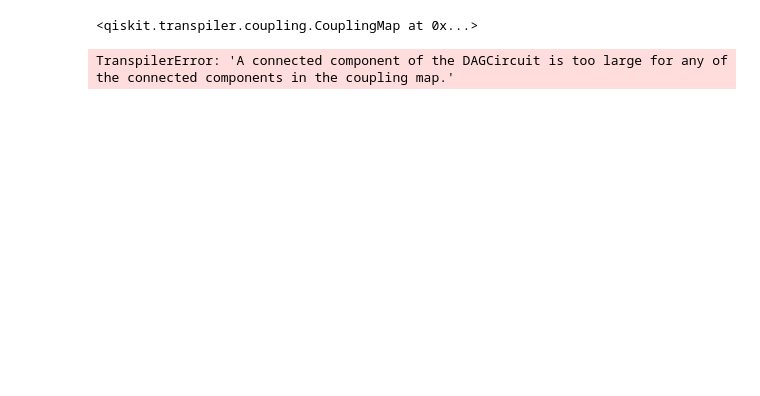
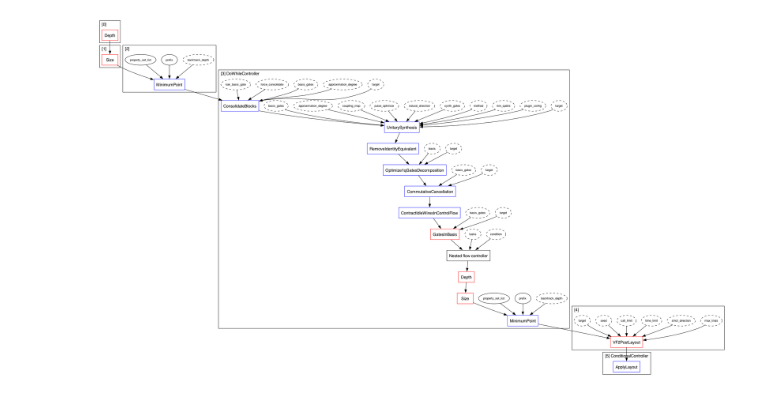
Before and after one commit to congfeng4/QuantumCompiler, a Jupyter notebook: baselines.ipynb, the cells around one changed output. Saved outputs shown, nothing was run; the diff lists cells and outputs as text; code cells hidden in the pictures; blank space fills up the shorter version.

```diff
--- a/baselines.ipynb
+++ b/baselines.ipynb
@@ -7,4 +0,0 @@ coupling_map, name = generate_graph_for_num_qubits('star', 4)
-# %%
-coupling_map
-# %% [output]
-<qiskit.transpiler.coupling.CouplingMap at 0x...>
@@ -13,11 +1,15 @@ dag = (QuantumCircuit.from_qasm_file('./data/20Q_gate_Tokyo/circuits/20Q_gate_To
-# %%
-from qiskit.transpiler import PassManager
-from qiskit.transpiler.passes import DenseLayout, ApplyLayout
-
-pm = PassManager([DenseLayout(coupling_map),
-                  ApplyLayout()])
-pm.run(dag)                      # dag 是中间表示
-init_layout = pm.property_set['layout']   # 同 1-A
-print("DenseLayout result:", init_layout)
-# %% [output]
-TranspilerError: 'A connected component of the DAGCircuit is too large for any of the connected components in the coupling map.'
+# %%
+from qiskit.transpiler.preset_passmanagers import generate_preset_pass_manager
+from qiskit.transpiler import CouplingMap, Target
+from qiskit.transpiler import PassManager
+
+# 示例：生成 level=3 的 PassManager
+pm = generate_preset_pass_manager(
+    optimization_level=3,
+    # target=Target.from_configuration({'gates': ['cx', 'rz', 'sx', 'x']}),
+    coupling_map=CouplingMap.from_line(5)
+)
+# %%
+pm.optimization.draw()
+# %% [output]
+[figure, added]
```
Also changed, not shown: parts of 7 cells of this notebook, 7 other files.
